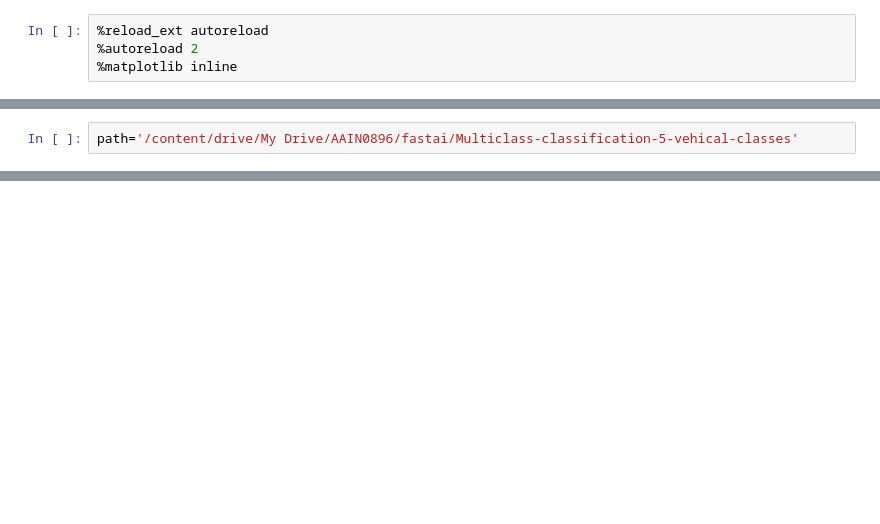
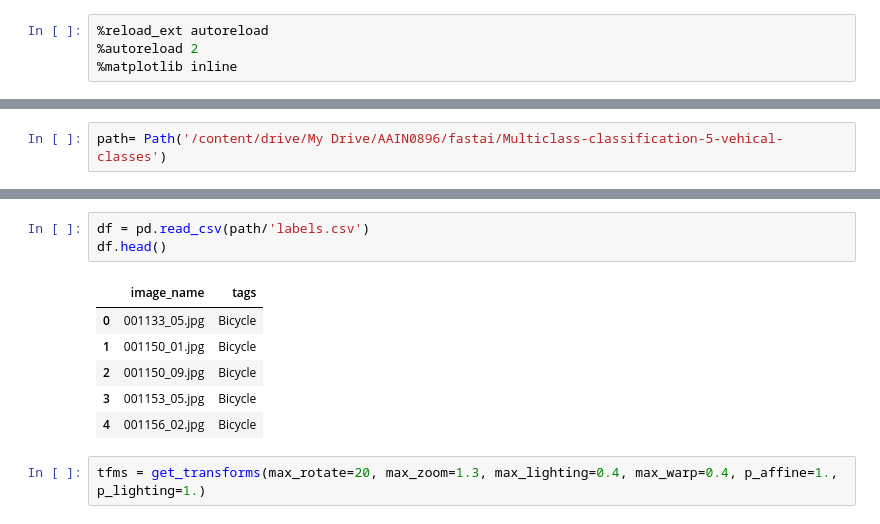
Before and after one commit to amitnits2016/fastai, a Jupyter notebook: 5_VehicleClassClassification/5_VehicleClassClassification.ipynb, the cells around one changed output, grey strips where cells are left out. Saved outputs shown, nothing was run; the diff lists cells and outputs as text; blank space fills up the shorter version.

```diff
--- a/5_VehicleClassClassification/5_VehicleClassClassification.ipynb
+++ b/5_VehicleClassClassification/5_VehicleClassClassification.ipynb
@@ -12,2 +13,2 @@ bs=16
 # %%
-path='/content/drive/My Drive/AAIN0896/fastai/Multiclass-classification-5-vehical-classes'
+path= Path('/content/drive/My Drive/AAIN0896/fastai/Multiclass-classification-5-vehical-classes')
@@ -14 +22,13 @@ path='/content/drive/My Drive/AAIN0896/fastai/Multiclass-classification-5-vehica
+# %%
+df = pd.read_csv(path/'labels.csv')
+df.head()
+# %% [output]
+|  | image_name | tags |
+| 0 | 001133_05.jpg | Bicycle |
+| 1 | 001150_01.jpg | Bicycle |
+| 2 | 001150_09.jpg | Bicycle |
+| 3 | 001153_05.jpg | Bicycle |
+| 4 | 001156_02.jpg | Bicycle |
+# %%
+tfms = get_transforms(max_rotate=20, max_zoom=1.3, max_lighting=0.4, max_warp=0.4, p_affine=1., p_lighting=1.)
 # %%
```
Also changed, not shown: parts of 10 cells of this notebook.
